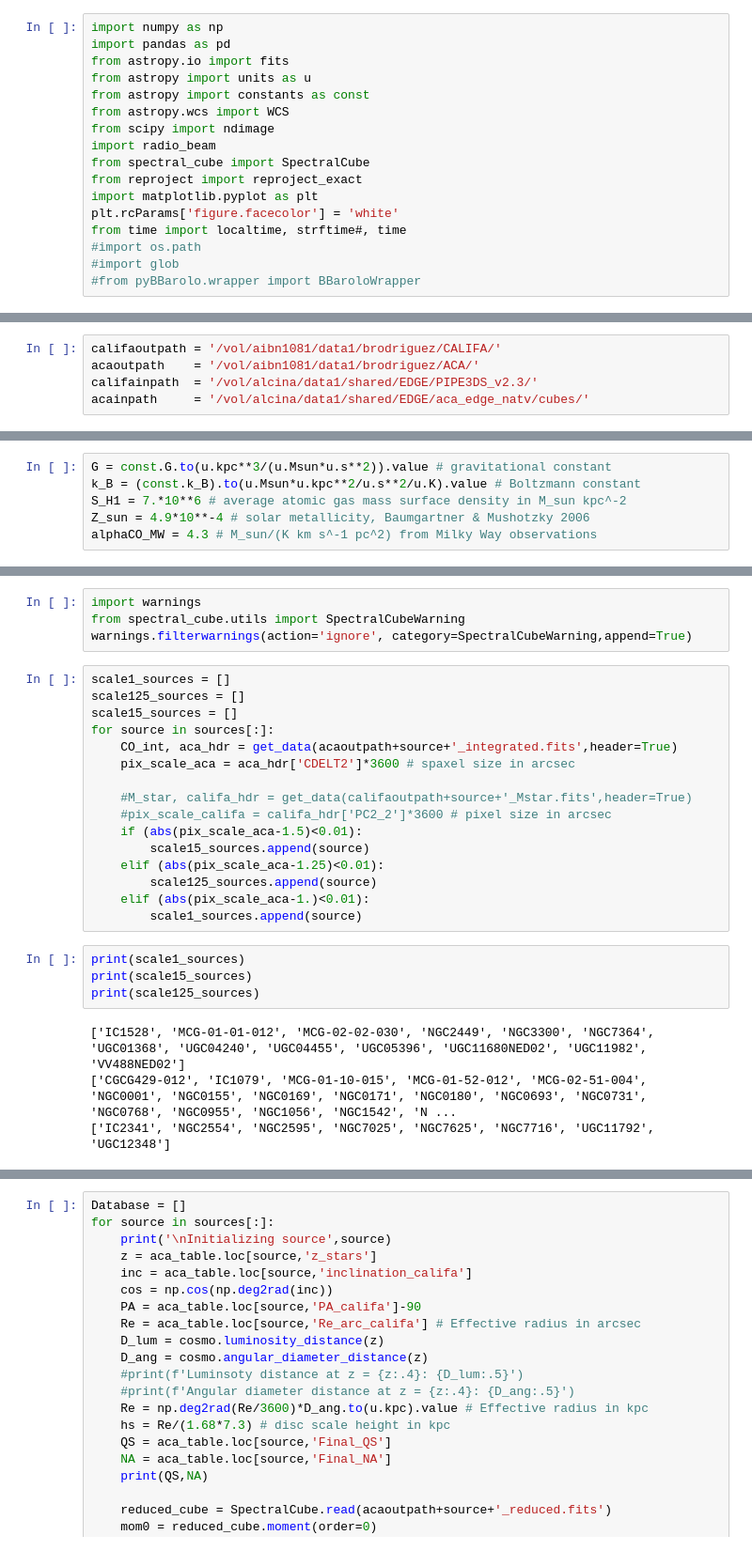
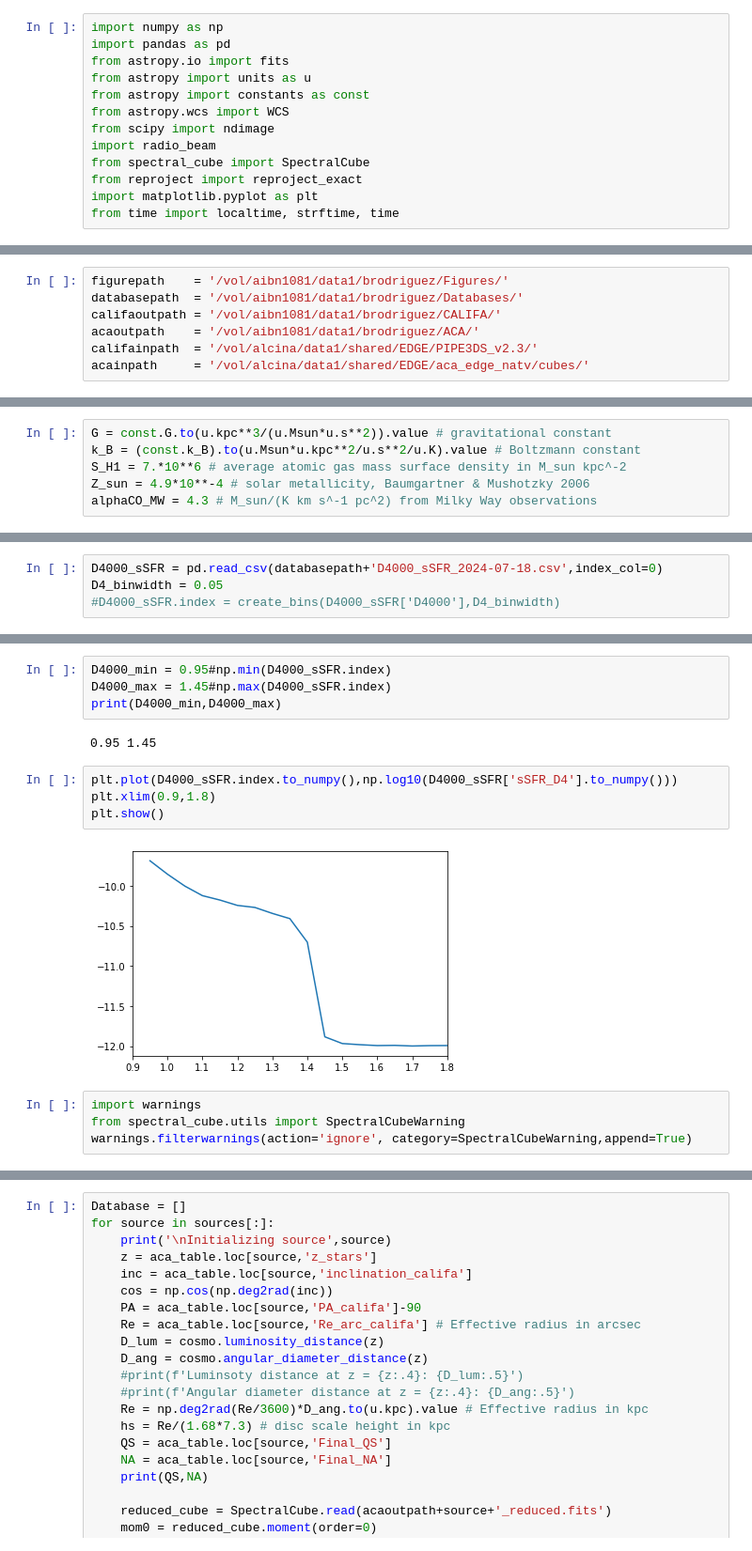
Before and after one commit to Bruno-Rodriguez/quenching-nearby-galaxies, a Jupyter notebook: create_database.ipynb, the cells around one changed output, grey strips where cells are left out. Shown at 94% size. Drawn from its saved outputs; the diff is of its cells as text.

```diff
--- a/create_database.ipynb
+++ b/create_database.ipynb
@@ -10,8 +10,4 @@ import radio_beam
 from spectral_cube import SpectralCube
 from reproject import reproject_exact
 import matplotlib.pyplot as plt
-plt.rcParams['figure.facecolor'] = 'white'
-from time import localtime, strftime#, time
-#import os.path
-#import glob
-#from pyBBarolo.wrapper import BBaroloWrapper
+from time import localtime, strftime, time
@@ -18,4 +17,6 @@ from time import localtime, strftime#, time
 # %%
+figurepath    = '/vol/aibn1081/data1/brodriguez/Figures/'
+databasepath  = '/vol/aibn1081/data1/brodriguez/Databases/'
 califaoutpath = '/vol/aibn1081/data1/brodriguez/CALIFA/'
 acaoutpath    = '/vol/aibn1081/data1/brodriguez/ACA/'
 califainpath  = '/vol/alcina/data1/shared/EDGE/PIPE3DS_v2.3/'
@@ -187,0 +151,4 @@ alphaCO_MW = 4.3 # M_sun/(K km s^-1 pc^2) from Milky Way observations
+# %%
+D4000_sSFR = pd.read_csv(databasepath+'D4000_sSFR_2024-07-18.csv',index_col=0)
+D4_binwidth = 0.05
+#D4000_sSFR.index = create_bins(D4000_sSFR['D4000'],D4_binwidth)
@@ -188,28 +176,16 @@ alphaCO_MW = 4.3 # M_sun/(K km s^-1 pc^2) from Milky Way observations
+# %%
+D4000_min = 0.95#np.min(D4000_sSFR.index)
+D4000_max = 1.45#np.max(D4000_sSFR.index)
+print(D4000_min,D4000_max)
+# %% [output]
+0.95 1.45
+# %%
+plt.plot(D4000_sSFR.index.to_numpy(),np.log10(D4000_sSFR['sSFR_D4'].to_numpy()))
+plt.xlim(0.9,1.8)
+plt.show()
+# %% [output]
+[figure, added]
 # %%
 import warnings
 from spectral_cube.utils import SpectralCubeWarning
 warnings.filterwarnings(action='ignore', category=SpectralCubeWarning,append=True)
-# %%
-scale1_sources = []
-scale125_sources = []
-scale15_sources = []
-for source in sources[:]:
-    CO_int, aca_hdr = get_data(acaoutpath+source+'_integrated.fits',header=True)
-    pix_scale_aca = aca_hdr['CDELT2']*3600 # spaxel size in arcsec
-
-    #M_star, califa_hdr = get_data(califaoutpath+source+'_Mstar.fits',header=True)
-    #pix_scale_califa = califa_hdr['PC2_2']*3600 # pixel size in arcsec
-    if (abs(pix_scale_aca-1.5)<0.01):
-        scale15_sources.append(source)
-    elif (abs(pix_scale_aca-1.25)<0.01):
-        scale125_sources.append(source)
-    elif (abs(pix_scale_aca-1.)<0.01):
-        scale1_sources.append(source)
-# %%
-print(scale1_sources)
-print(scale15_sources)
-print(scale125_sources)
-# %% [output]
-['IC1528', 'MCG-01-01-012', 'MCG-02-02-030', 'NGC2449', 'NGC3300', 'NGC7364', 'UGC01368', 'UGC04240', 'UGC04455', 'UGC05396', 'UGC11680NED02', 'UGC11982', 'VV488NED02']
-['CGCG429-012', 'IC1079', 'MCG-01-10-015', 'MCG-01-52-012', 'MCG-02-51-004', 'NGC0001', 'NGC0155', 'NGC0169', 'NGC0171', 'NGC0180', 'NGC0693', 'NGC0731', 'NGC0768', 'NGC0955', 'NGC1056', 'NGC1542', 'N ...
-['IC2341', 'NGC2554', 'NGC2595', 'NGC7025', 'NGC7625', 'NGC7716', 'UGC11792', 'UGC12348']
```
Also changed, not shown: parts of 81 cells of this notebook.
